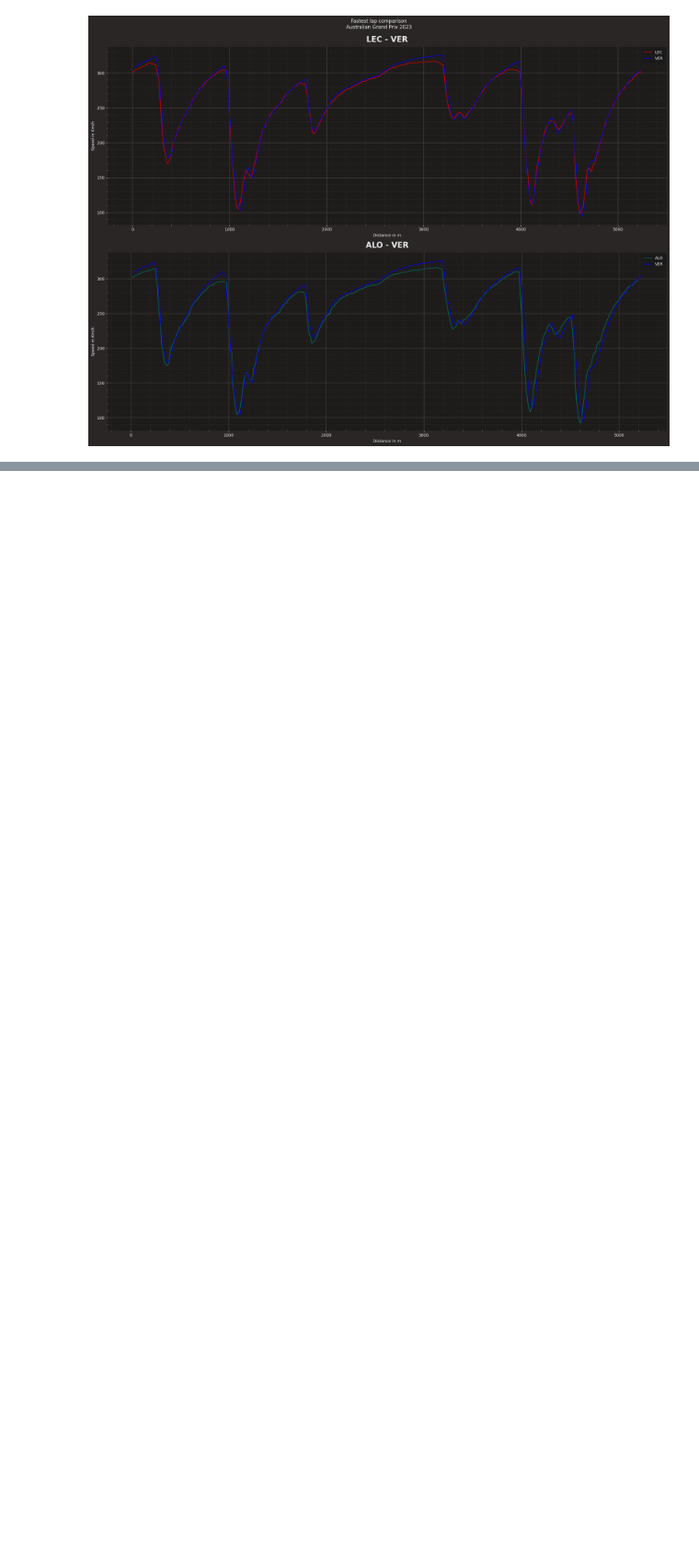
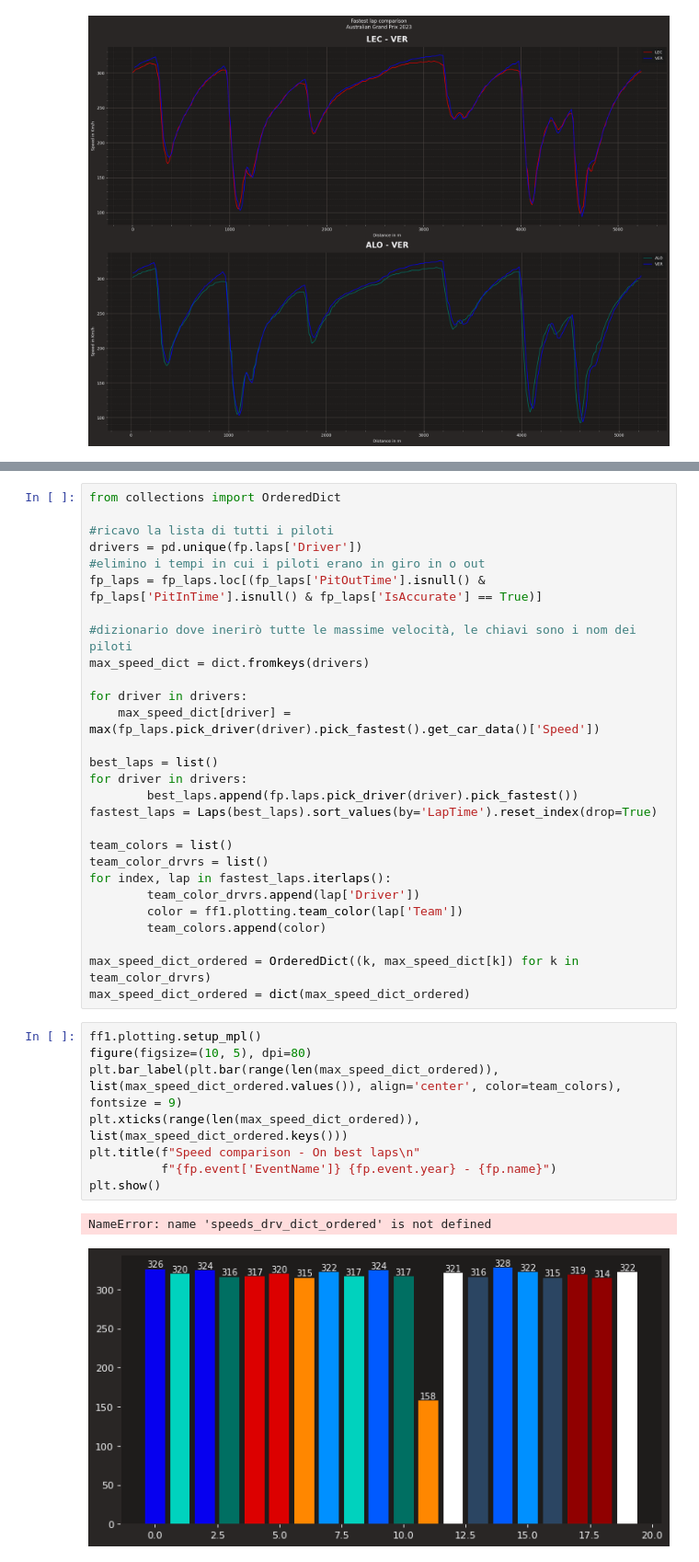
Before and after one commit to Rick8998/Australia2023F1, a Jupyter notebook: FP1/fp1.ipynb, the cells around one changed output, grey strips where cells are left out. Shown: that part at 92% size. Drawn from its saved outputs; the diff is of its cells as text; blank space fills up the shorter version.

Commit message:
Update fp1 - Max Speeds

```diff
--- a/FP1/fp1.ipynb
+++ b/FP1/fp1.ipynb
@@ -107,0 +110,39 @@ plt.show()
+# %%
+from collections import OrderedDict
+
+#ricavo la lista di tutti i piloti
+drivers = pd.unique(fp.laps['Driver'])
+#elimino i tempi in cui i piloti erano in giro in o out
+fp_laps = fp_laps.loc[(fp_laps['PitOutTime'].isnull() & fp_laps['PitInTime'].isnull() & fp_laps['IsAccurate'] == True)]
+
+#dizionario dove inerirò tutte le massime velocità, le chiavi sono i nom dei piloti
+max_speed_dict = dict.fromkeys(drivers)
+
+for driver in drivers:
+    max_speed_dict[driver] = max(fp_laps.pick_driver(driver).pick_fastest().get_car_data()['Speed'])
+
+best_laps = list()
+for driver in drivers:
+        best_laps.append(fp.laps.pick_driver(driver).pick_fastest())
+fastest_laps = Laps(best_laps).sort_values(by='LapTime').reset_index(drop=True)
+
+team_colors = list()
+team_color_drvrs = list()
+for index, lap in fastest_laps.iterlaps():
+        team_color_drvrs.append(lap['Driver'])
+        color = ff1.plotting.team_color(lap['Team'])
+        team_colors.append(color)
+
+max_speed_dict_ordered = OrderedDict((k, max_speed_dict[k]) for k in team_color_drvrs)
+max_speed_dict_ordered = dict(max_speed_dict_ordered)
+# %%
+ff1.plotting.setup_mpl()
+figure(figsize=(10, 5), dpi=80)
+plt.bar_label(plt.bar(range(len(max_speed_dict_ordered)), list(max_speed_dict_ordered.values()), align='center', color=team_colors), fontsize = 9)
+plt.xticks(range(len(max_speed_dict_ordered)), list(max_speed_dict_ordered.keys()))
+plt.title(f"Speed comparison - On best laps\n"
+          f"{fp.event['EventName']} {fp.event.year} - {fp.name}")
+plt.show()
+# %% [output]
+NameError: name 'speeds_drv_dict_ordered' is not defined
+[figure, added]
```
Also changed, not shown: parts of 1 cell of this notebook.
